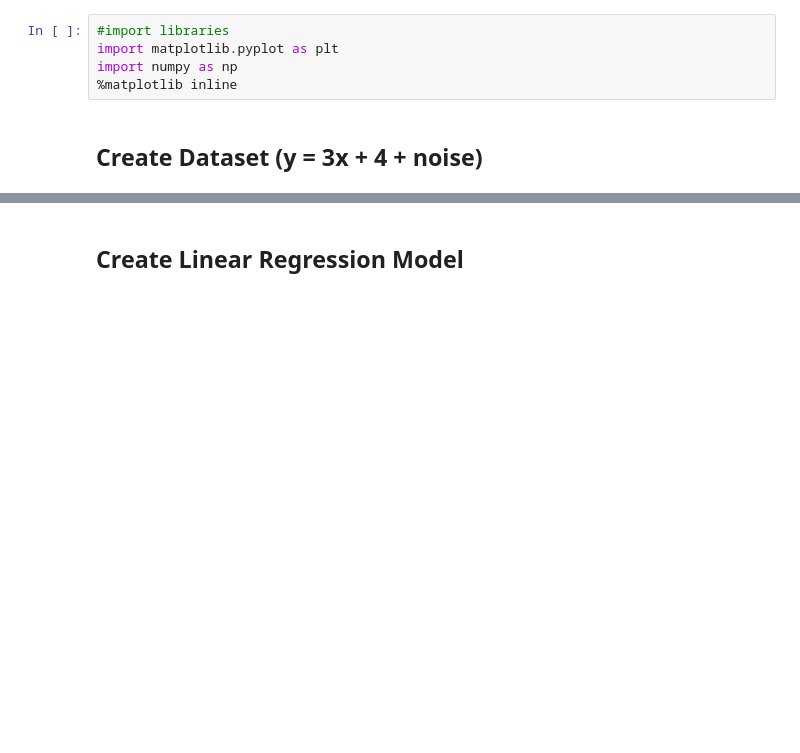
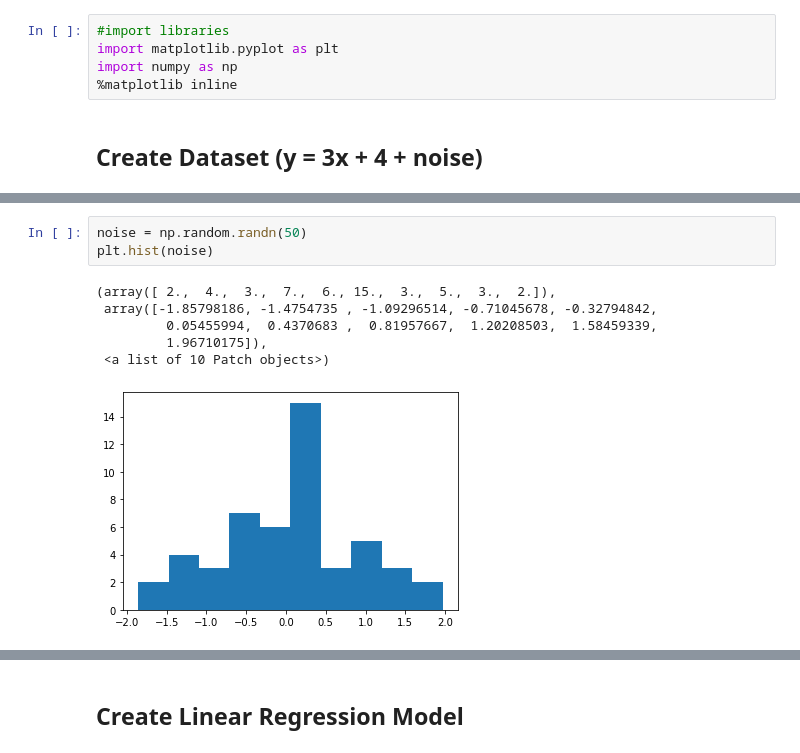
Before and after one commit to jaswanttaur/Learn-Python, a Jupyter notebook: TEQIP_III_Linear_Regression_Lab.ipynb, the cells around one changed output, grey strips where cells are left out. Cells and saved outputs as stored; diff of their text form; blank space fills up the shorter version.

```diff
--- a/TEQIP_III_Linear_Regression_Lab.ipynb
+++ b/TEQIP_III_Linear_Regression_Lab.ipynb
@@ -28 +38,11 @@ x.shape
+# %%
+noise = np.random.randn(50)
+plt.hist(noise)
+# %% [output]
+(array([ 2.,  4.,  3.,  7.,  6., 15.,  3.,  5.,  3.,  2.]),
+ array([-1.85798186, -1.4754735 , -1.09296514, -0.71045678, -0.32794842,
+         0.05455994,  0.4370683 ,  0.81957667,  1.20208503,  1.58459339,
+         1.96710175]),
+ <a list of 10 Patch objects>)
+[figure, added]
 # %%
```
Also changed, not shown: parts of 14 cells of this notebook.
